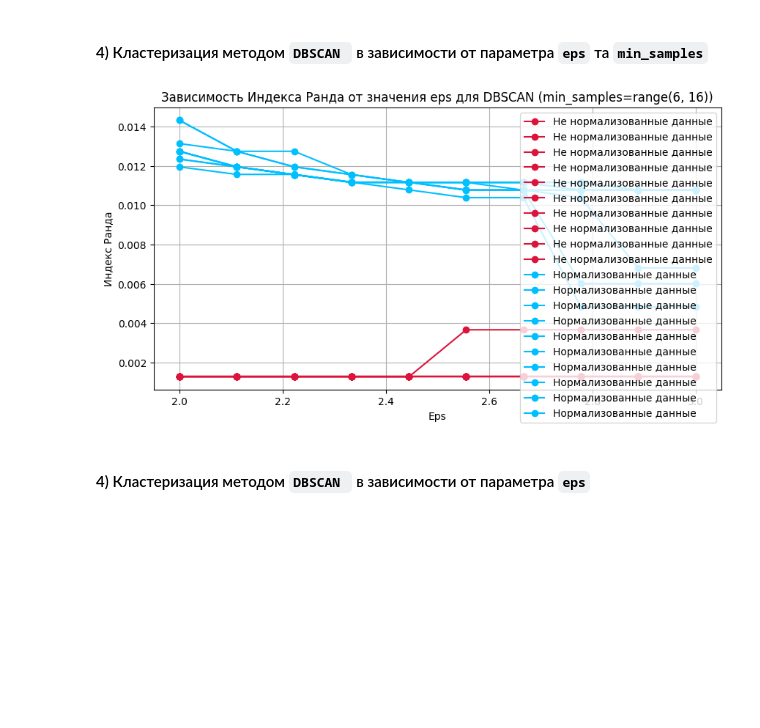
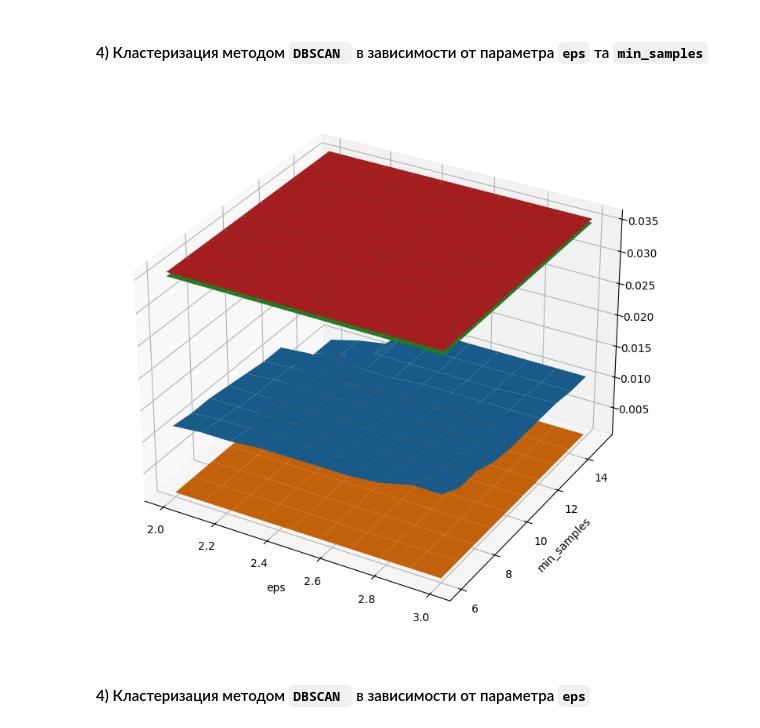
Before and after one commit to ulyagram77/Intelligent_Data_Analysis_Labs, a Jupyter notebook: Laboratorna4/lab4.ipynb, the cells around one changed output. Drawn from its saved outputs; the diff is of its cells as text; code cells hidden in the pictures; blank space fills up the shorter version.

```diff
--- a/Laboratorna4/lab4.ipynb
+++ b/Laboratorna4/lab4.ipynb
@@ -115,35 +115,44 @@ dbscan_normalized_fowlkes = []
 # %%
-# создание и обучение модели на стандартизированых и исходных данных
-for eps in eps_list:
-    for min_sample in min_samples_list:
-        dbscan = DBSCAN(min_samples=min_sample, eps=eps)
+for i, eps in enumerate(eps_list):
+    for j, sample in enumerate(min_samples_list):
+        dbscan = DBSCAN(eps=eps, min_samples=sample)
         predictions = dbscan.fit_predict(X)
+
         rand = rand_score(california.target[:5000], predictions)
-        dbscan_unnormalized_rand.append(rand)
-        accuracy_fowlkes = fowlkes_mallows_score(california.target[:5000], predictions)
-        dbscan_unnormalized_fowlkes.append(accuracy_fowlkes)
+        fowlkes = fowlkes_mallows_score(california.target[:5000], predictions)
 
-        dbscan = DBSCAN(min_samples=min_sample, eps=eps)
+        dbscan_unnormalized_rand[i][j] = rand
+        dbscan_unnormalized_fowlkes[i][j] = fowlkes
+
+        dbscan = DBSCAN(eps=eps, min_samples=sample)
         predictions = dbscan.fit_predict(X_scaled)
+
         rand = rand_score(california.target[:5000], predictions)
-        dbscan_normalized_rand.append(rand)
-        accuracy_fowlkes = fowlkes_mallows_score(california.target[:5000], predictions)
-        dbscan_normalized_fowlkes.append(accuracy_fowlkes)
+        fowlkes = fowlkes_mallows_score(california.target[:5000], predictions)
+
+        dbscan_normalized_rand[i][j] = rand
+        dbscan_normalized_fowlkes[i][j] = fowlkes
-# %%
-# Построение графика
-plt.figure(figsize=(10, 5))
-
-plt.plot(eps_list, dbscan_unnormalized_rand, marker='o', label='Не нормализованные данные', color='crimson')
-plt.plot(eps_list, dbscan_normalized_rand, marker='o', label='Нормализованные данные', color='deepskyblue')
-
-plt.xlabel('Eps')
-plt.ylabel('Индекс Ранда')
-plt.title('Зависимость Индекса Ранда от значения eps для DBSCAN (min_samples={})'.format(min_samples_list))
-plt.legend()
-plt.grid(True)
-plt.show()
-# %% [output]
-[figure, removed]
+# %%
+x,y = np.meshgrid(eps_list, min_samples_list)
+
+# Creating figure
+fig = plt.figure(figsize =(14, 9))
+ax = plt.axes(projection ='3d')
+
+# Creating plot
+ax.plot_surface(x, y, dbscan_normalized_rand, label = "DBSCAN Normilized Rand")
+ax.plot_surface(x, y, dbscan_unnormalized_rand)
+
+ax.plot_surface(x, y, dbscan_normalized_fowlkes)
+ax.plot_surface(x, y, dbscan_unnormalized_fowlkes)
+
+ax.set_xlabel('eps')
+ax.set_ylabel('min_samples')
+
+# show plot
+plt.show()
+# %% [output]
+[figure, added]
 # %% [markdown]
 #### 4) Кластеризация методом `DBSCAN ` в зависимости от параметра `eps`
 # %%
```
Also changed, not shown: parts of 1 cell of this notebook.
